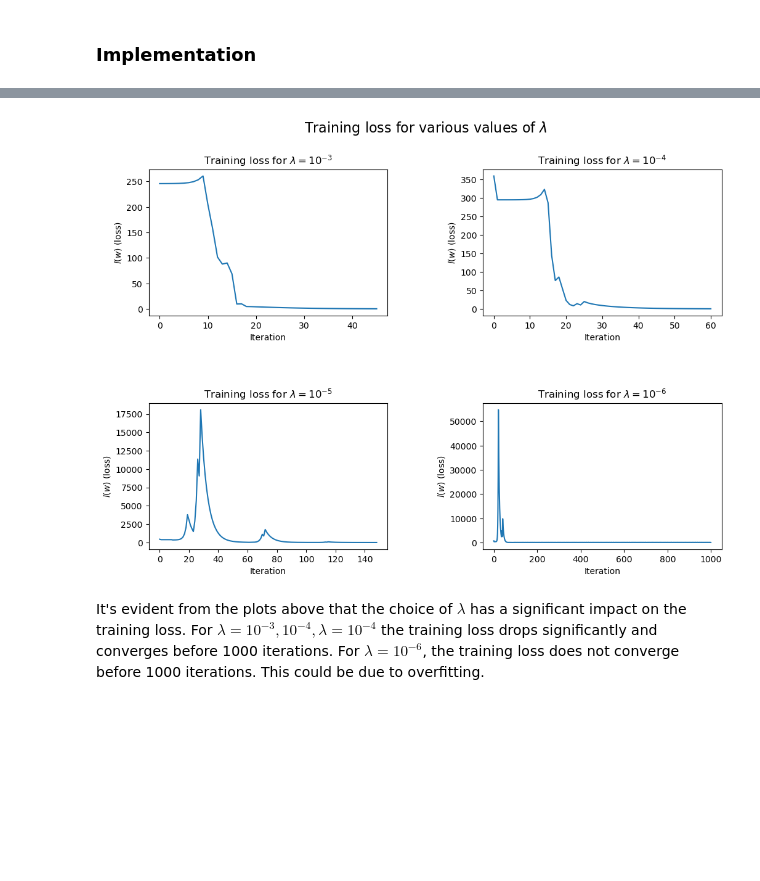
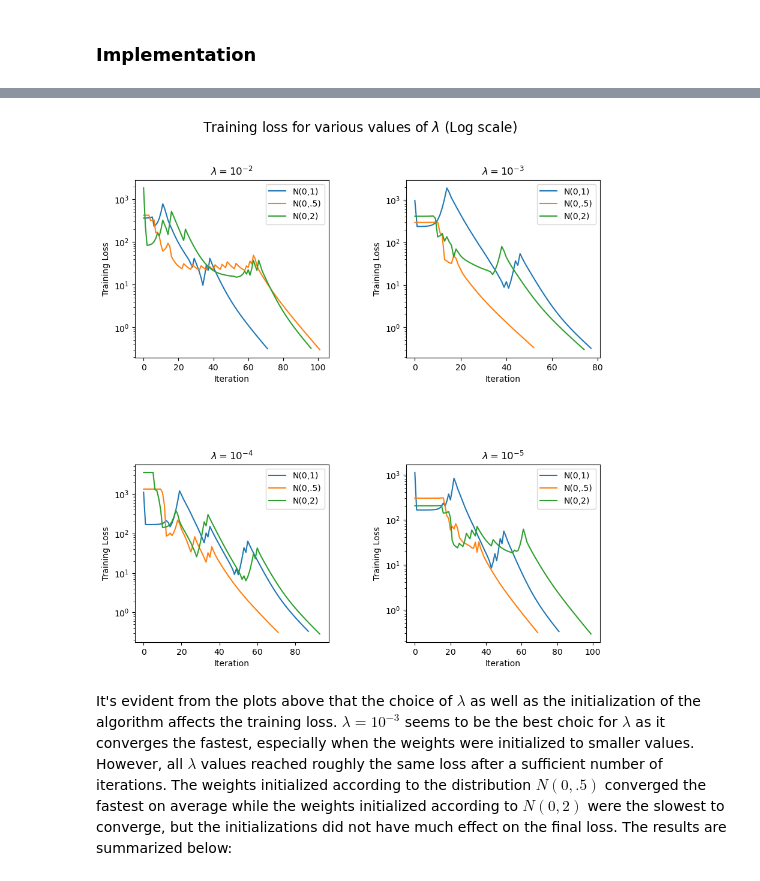
Before and after one commit to pritchardhenry/NonLinearLS, a Jupyter notebook: solution.ipynb, the cells around one changed output, grey strips where cells are left out. Cells and saved outputs as stored; diff of their text form; code cells hidden in the pictures; blank space fills up the shorter version.

```diff
--- a/solution.ipynb
+++ b/solution.ipynb
@@ -215,32 +214,70 @@ weights_6, loss_6 = make_weights(l = .00001)
+# %%
+weights_2, loss_2 = make_weights(x_train = x, y_train = y, l = .01)
+weights_21, loss_21 = make_weights(x_train = x, y_train = y, l = .01, weights_initial = np.random.normal(0, .5, 16))
+weights_22, loss_22 = make_weights(x_train = x, y_train = y, l = .01, weights_initial = np.random.normal(0, 2, 16))
+# %%
+weights_3, loss_3 = make_weights(x_train = x, y_train = y, l = .001)
+weights_31, loss_31 = make_weights(x_train = x, y_train = y, l = .001, weights_initial = np.random.normal(0, .5, 16))
+weights_32, loss_32 = make_weights(x_train = x, y_train = y, l = .001, weights_initial = np.random.normal(0, 2, 16))
+# %%
+weights_4, loss_4 = make_weights(x_train = x, y_train = y, l = .0001)
+weights_41, loss_41 = make_weights(x_train = x, y_train = y, l = .0001, weights_initial = np.random.normal(0, .5, 16))
+weights_42, loss_42 = make_weights(x_train = x, y_train = y, l = .0001, weights_initial = np.random.normal(0, 2, 16))
+# %%
+weights_5, loss_5 = make_weights(x_train = x, y_train = y, l = .00001)
+weights_51, loss_51 = make_weights(x_train = x, y_train = y, l = .00001, weights_initial = np.random.normal(0, .5, 16))
+weights_52, loss_52 = make_weights(x_train = x, y_train = y, l = .00001, weights_initial = np.random.normal(0, 2, 16))
 # %%
-fig = plt.figure(figsize=(12, 8))
+# add all the losses to the graph
+plt.figure(figsize=(10,10))
 plt.subplot(2,2,1)
-plt.plot(loss_3)
-plt.title("Training loss for $\lambda = 10^{-3}$")
+plt.plot(loss_2, label = "N(0,1)")
+plt.plot(loss_21, label = "N(0,.5)")
+plt.plot(loss_22, label = "N(0,2)")
 plt.xlabel("Iteration")
-plt.ylabel("$l(w)$ (loss)")
+plt.ylabel("Training Loss")
+plt.title("$\lambda = 10^{-2}$")
+plt.legend()
+plt.yscale("log")
+plt.subplots_adjust(wspace=0.4, hspace=0.6)
+plt.suptitle('Training loss for various values of $\lambda$ (Log scale)', fontsize=16);
 
 plt.subplot(2,2,2)
-plt.plot(loss_4)
-plt.title("Training loss for $\lambda = 10^{-4}$")
+plt.plot(loss_3, label = "N(0,1)")
+plt.plot(loss_31, label = "N(0,.5)")
+plt.plot(loss_32, label = "N(0,2)")
 plt.xlabel("Iteration")
-plt.ylabel("$l(w)$ (loss)")
+plt.ylabel("Training Loss")
+plt.title("$\lambda = 10^{-3}$")
+plt.legend()
+plt.yscale("log")
+plt.subplots_adjust(wspace=0.4, hspace=0.6)
+plt.suptitle('Training loss for various values of $\lambda$ (Log scale)', fontsize=16);
 
 plt.subplot(2,2,3)
-plt.plot(loss_5)
-plt.title("Training loss for $\lambda = 10^{-5}$")
+plt.plot(loss_4, label = "N(0,1)")
+plt.plot(loss_41, label = "N(0,.5)")
+plt.plot(loss_42, label = "N(0,2)")
 plt.xlabel("Iteration")
-plt.ylabel("$l(w)$ (loss)")
+plt.ylabel("Training Loss")
+plt.title("$\lambda = 10^{-4}$")
+plt.legend()
+plt.yscale("log")
+plt.subplots_adjust(wspace=0.4, hspace=0.6)
+plt.suptitle('Training loss for various values of $\lambda$ (Log scale)', fontsize=16);
 
 plt.subplot(2,2,4)
-plt.plot(loss_6)
-plt.title("Training loss for $\lambda = 10^{-6}$")
+plt.plot(loss_5, label = "N(0,1)")
+plt.plot(loss_51, label = "N(0,.5)")
+plt.plot(loss_52, label = "N(0,2)")
 plt.xlabel("Iteration")
-plt.ylabel("$l(w)$ (loss)")
-
+plt.ylabel("Training Loss")
+plt.title("$\lambda = 10^{-5}$")
+plt.legend()
+plt.yscale("log")
 plt.subplots_adjust(wspace=0.4, hspace=0.6)
-plt.suptitle('Training loss for various values of $\lambda$', fontsize=16);
+plt.suptitle('Training loss for various values of $\lambda$ (Log scale)', fontsize=16);
 # %% [output]
-[figure, old version]
+[figure, new version]
 # %% [markdown]
-It's evident from the plots above that the choice of $\lambda$ has a significant impact on the training loss. For $\lambda = 10^{-3}, 10^{-4}, \lambda = 10^{-4}$ the training loss drops significantly and converges before 1000 iterations. For $\lambda = 10^{-6}$, the training loss does not converge before 1000 iterations. This could be due to overfitting.
+It's evident from the plots above that the choice of $\lambda$ as well as the initialization of the algorithm affects the training loss. $\lambda = 10^{-3}$ seems to be the best choic for $\lambda$ as it converges the fastest, especially when the weights were initialized to smaller values. However, all $\lambda$ values reached roughly the same loss after a sufficient number of iterations. The weights initialized according to the distribution $N(0,.5)$ converged the fastest on average while the weights initialized according to $N(0,2)$ were the slowest to converge, but the initializations did not have much effect on the final loss. The results are summarized below:
```
Also changed, not shown: parts of 16 cells of this notebook.
